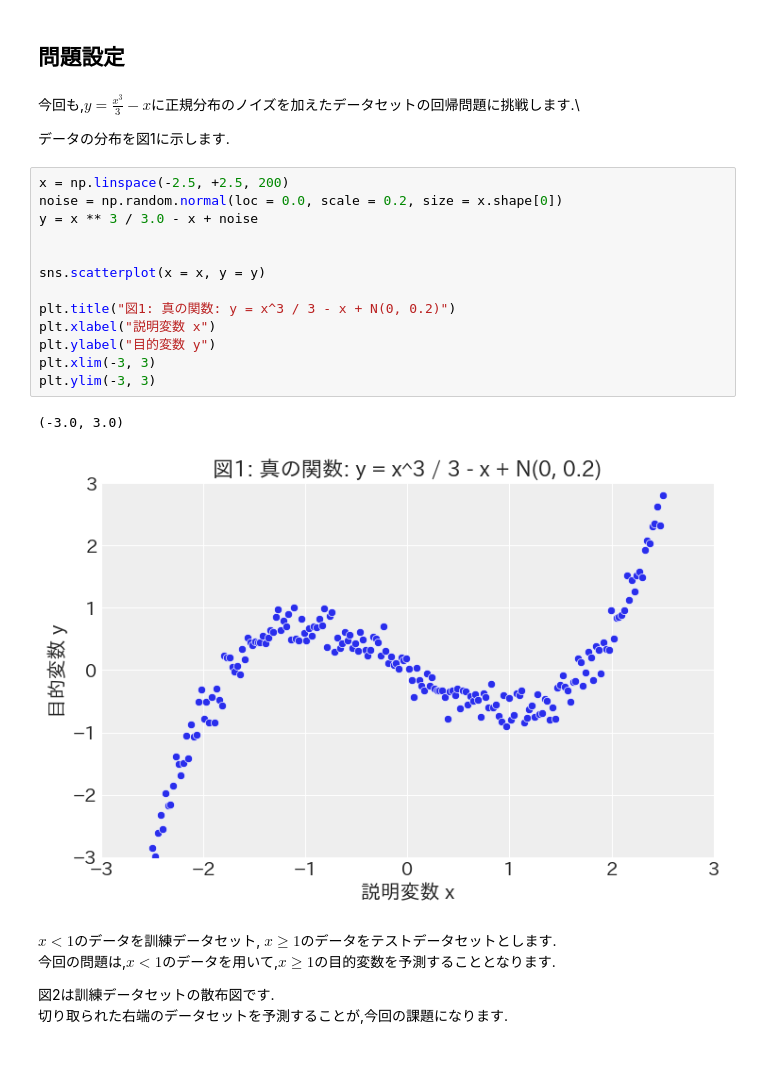
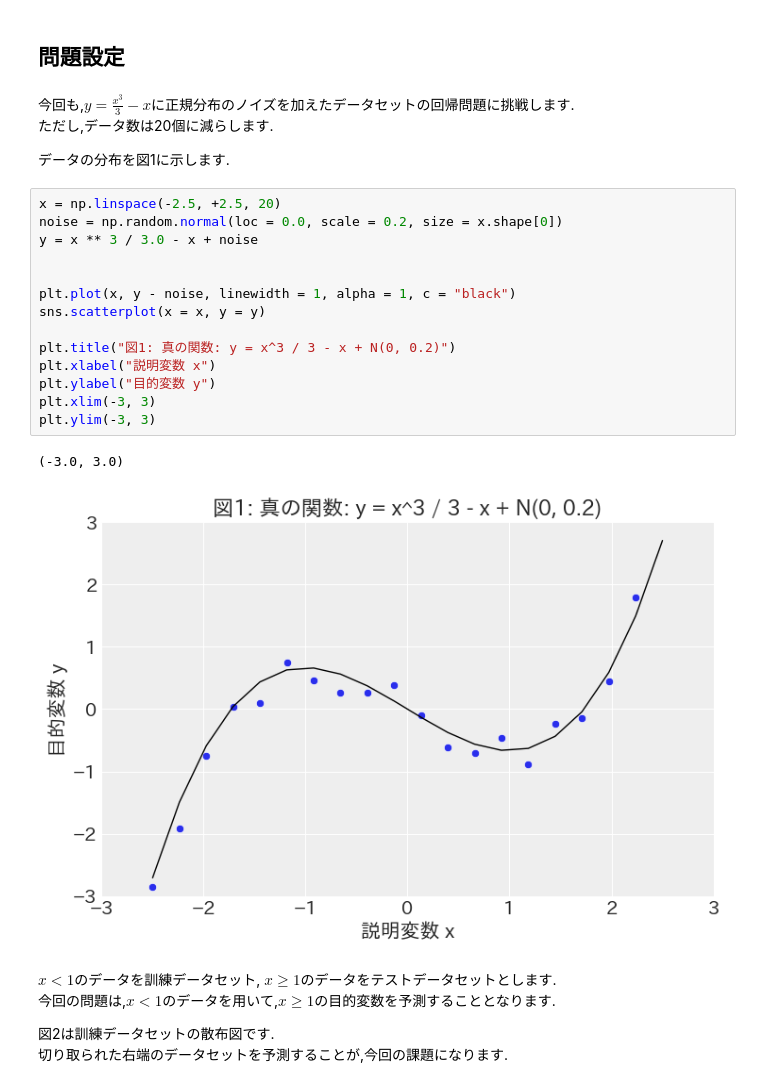
Before and after one commit to Tremendous1192/PyMC-Leraning, a Jupyter notebook: experiments/20240422 3次関数の回帰分析(NumPy).ipynb, the cells around one changed output. Saved outputs shown, nothing was run; the diff lists cells and outputs as text; blank space fills up the shorter version.

```diff
--- a/experiments/20240422 3次関数の回帰分析(NumPy).ipynb
+++ b/experiments/20240422 3次関数の回帰分析(NumPy).ipynb
@@ -29,24 +29,26 @@ np.random.seed(RANDOM_SEED)
 ## 問題設定
 # %% [markdown]
 今回も,$y = \frac{x^3}{3} - x$に正規分布のノイズを加えたデータセットの回帰問題に挑戦します.\
+ただし,データ数は20個に減らします.
 
 データの分布を図1に示します.
 # %%
-x = np.linspace(-2.5, +2.5, 200)
+x = np.linspace(-2.5, +2.5, 20)
 noise = np.random.normal(loc = 0.0, scale = 0.2, size = x.shape[0])
 y = x ** 3 / 3.0 - x + noise
 
 
+plt.plot(x, y - noise, linewidth = 1, alpha = 1, c = "black")
 sns.scatterplot(x = x, y = y)
 
 plt.title("図1: 真の関数: y = x^3 / 3 - x + N(0, 0.2)")
 plt.xlabel("説明変数 x")
 plt.ylabel("目的変数 y")
 plt.xlim(-3, 3)
 plt.ylim(-3, 3)
 # %% [output]
 (-3.0, 3.0)
-[figure, old version]
+[figure, new version]
 # %% [markdown]
 $x < 1$のデータを訓練データセット, $x \geq 1$のデータをテストデータセットとします.\
 今回の問題は,$x < 1$のデータを用いて,$x \geq 1$の目的変数を予測することとなります.
```
Also changed, not shown: parts of 8 cells of this notebook.
